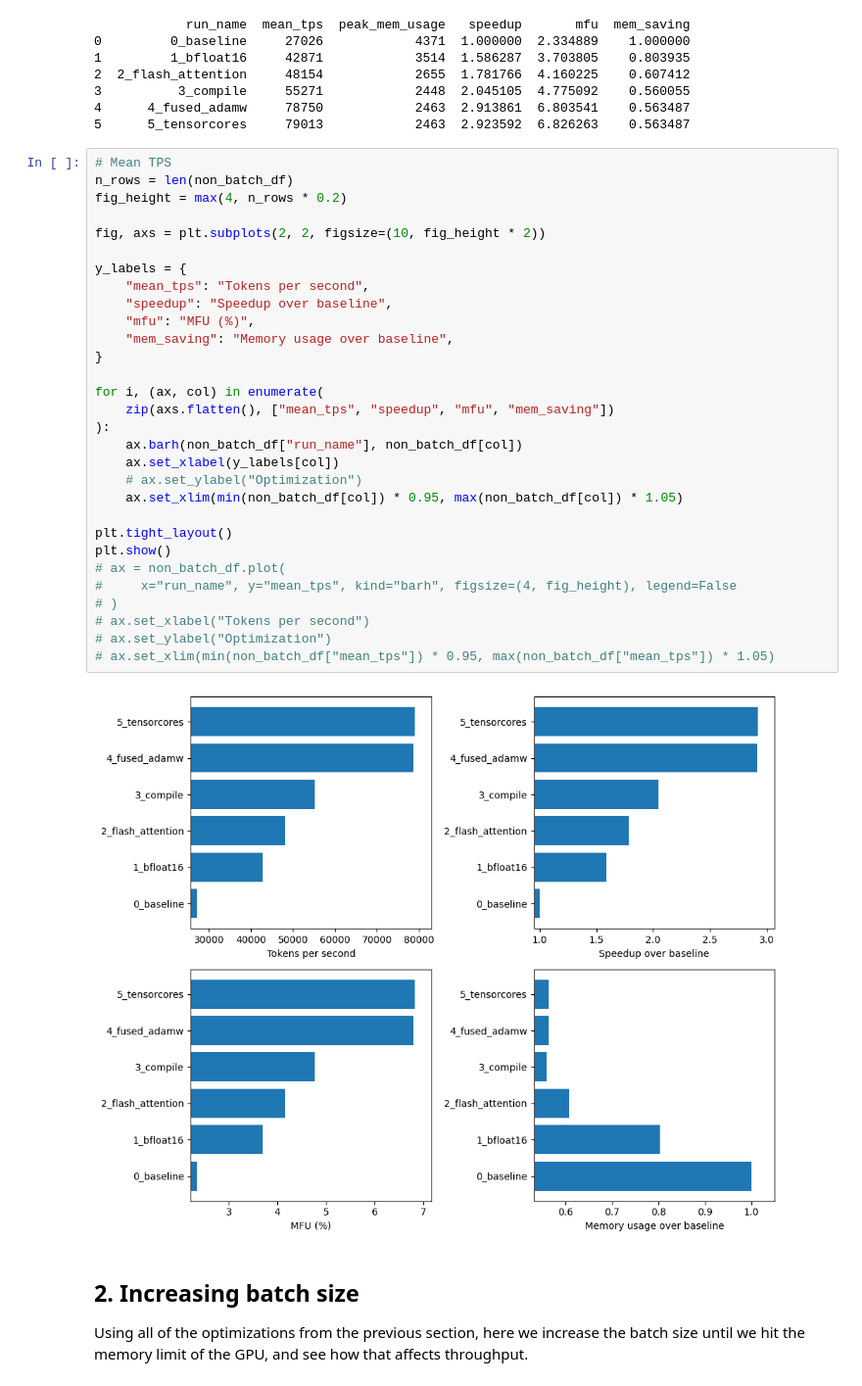
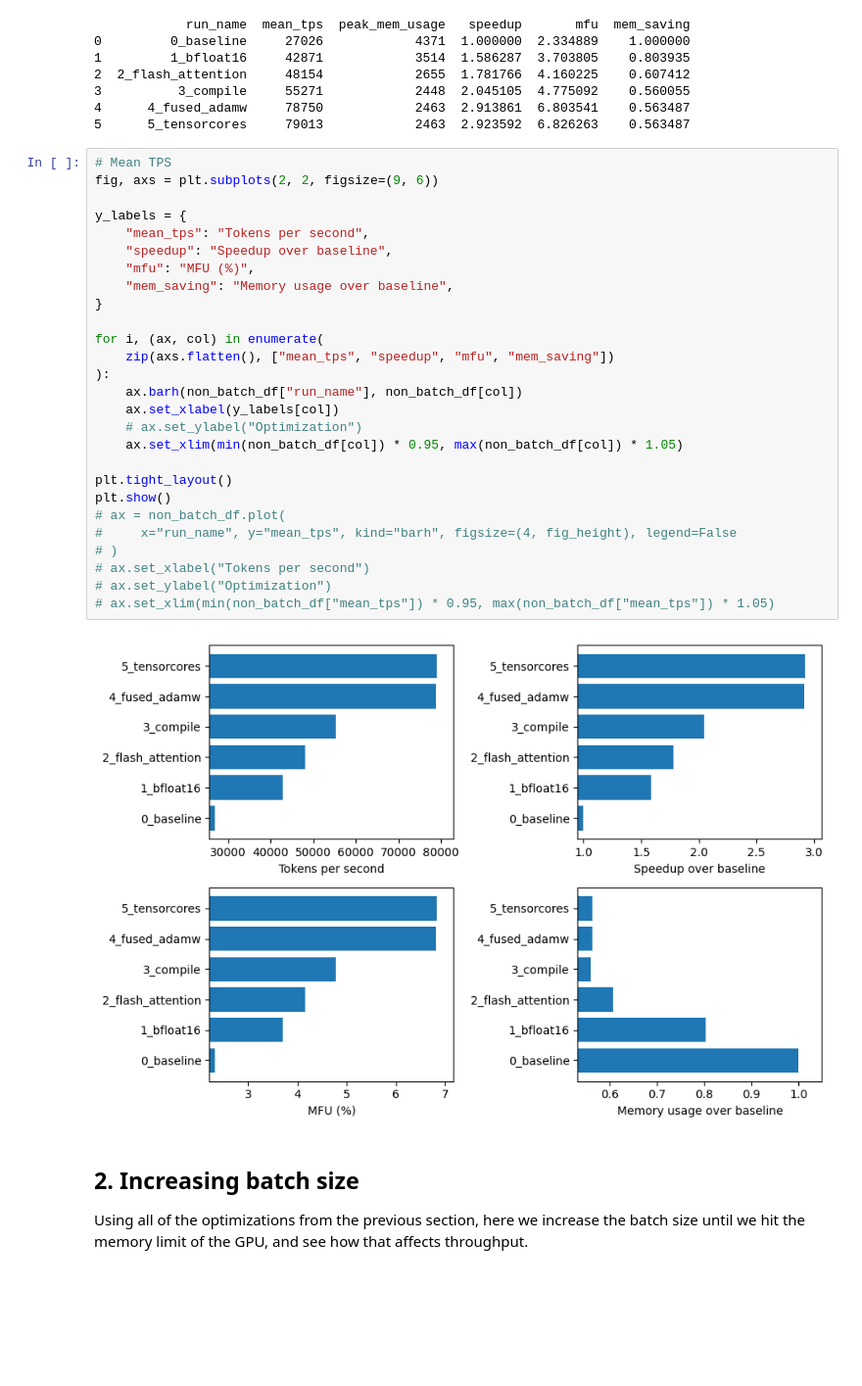
Before and after one commit to Jjschwartz/gollem, a Jupyter notebook: experiments/gpt2/5_gpt2_software_optimizations.ipynb, the cells around one changed output. Shown at 98% size. Saved outputs shown, nothing was run; the diff lists cells and outputs as text; blank space fills up the shorter version.

```diff
--- a/experiments/gpt2/5_gpt2_software_optimizations.ipynb
+++ b/experiments/gpt2/5_gpt2_software_optimizations.ipynb
@@ -69,36 +69,33 @@ print(non_batch_df)
 5      5_tensorcores     79013            2463  2.923592  6.826263    0.563487
 # %%
 # Mean TPS
-n_rows = len(non_batch_df)
-fig_height = max(4, n_rows * 0.2)
-
-fig, axs = plt.subplots(2, 2, figsize=(10, fig_height * 2))
+fig, axs = plt.subplots(2, 2, figsize=(9, 6))
 
 y_labels = {
     "mean_tps": "Tokens per second",
     "speedup": "Speedup over baseline",
     "mfu": "MFU (%)",
     "mem_saving": "Memory usage over baseline",
 }
 
 for i, (ax, col) in enumerate(
     zip(axs.flatten(), ["mean_tps", "speedup", "mfu", "mem_saving"])
 ):
     ax.barh(non_batch_df["run_name"], non_batch_df[col])
     ax.set_xlabel(y_labels[col])
     # ax.set_ylabel("Optimization")
     ax.set_xlim(min(non_batch_df[col]) * 0.95, max(non_batch_df[col]) * 1.05)
 
 plt.tight_layout()
 plt.show()
 # ax = non_batch_df.plot(
 #     x="run_name", y="mean_tps", kind="barh", figsize=(4, fig_height), legend=False
 # )
 # ax.set_xlabel("Tokens per second")
 # ax.set_ylabel("Optimization")
 # ax.set_xlim(min(non_batch_df["mean_tps"]) * 0.95, max(non_batch_df["mean_tps"]) * 1.05)
 # %% [output]
-[figure, old version]
+[figure, new version]
 # %% [markdown]
 ## 2. Increasing batch size
 
```
Also changed, not shown: parts of 3 cells of this notebook, 2 other files.
